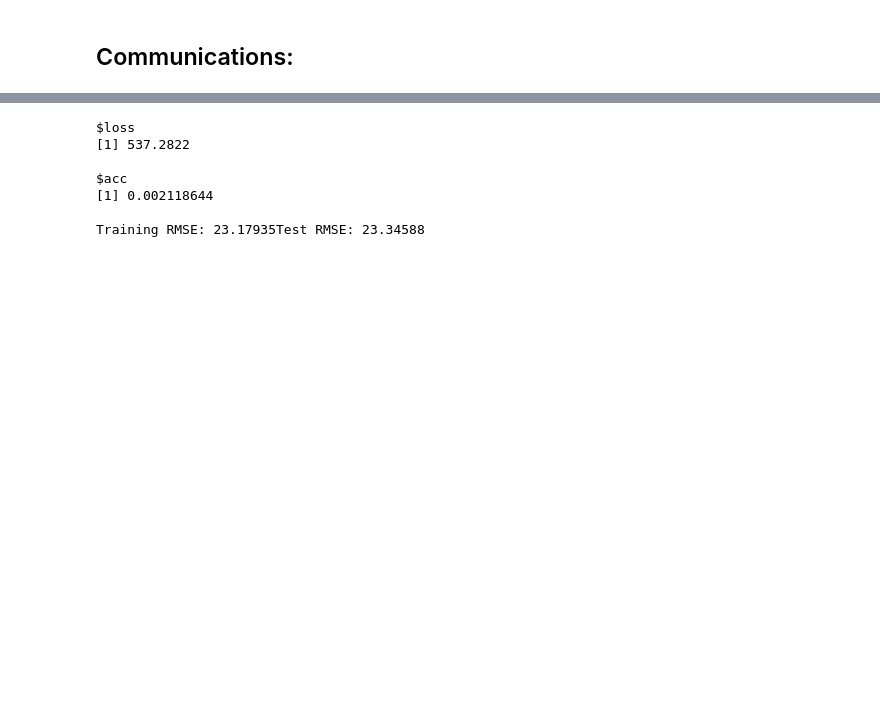
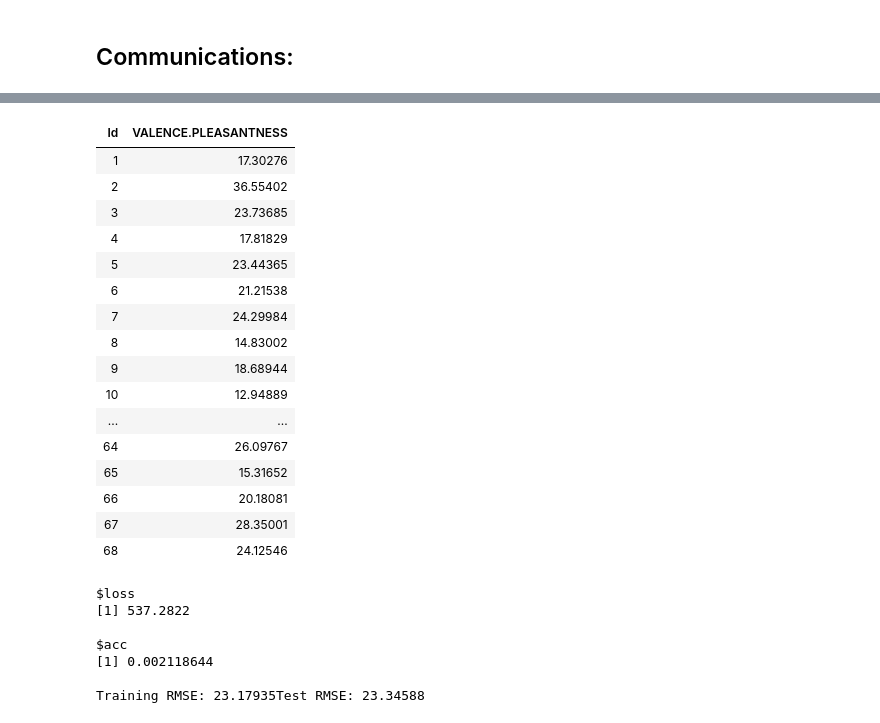
Before and after one commit to ghaeflig/Miniproject-Bio-322, a Jupyter notebook: src/NonlinearMethod.ipynb, the cells around one changed output, grey strips where cells are left out. Cells and saved outputs as stored; diff of their text form; code cells hidden in the pictures; blank space fills up the shorter version.

```diff
--- a/src/NonlinearMethod.ipynb
+++ b/src/NonlinearMethod.ipynb
@@ -128,3 +207,41 @@ Training RMSE: 20.38233 Test RMSE: 22.30554
+# %%
+#Submission neuron network
+
+data_test <- read.csv(file.path("..", "data", "test_data.csv"))
+data_test <- data_test[,-1]
+
+data_test$Intensity<-as.numeric(as.factor(data_test$Intensity))
+data_test <-data_test[ ,-var]#remove the same predictors
+data_test_matrix <- as.matrix(data_test)
+
+
+pred_test <- model_tot %>% predict(data_test_matrix)
+
+#pred_test<-y.unscale(pred_test,data_test.sc)
+
+data_sub <- read.csv(file.path("..", "data", "sampleSubmission.csv"))
+data_sub <- data_sub[-69,]
+data_sub$VALENCE.PLEASANTNESS <- pred_test
+data_sub
+write.csv(data_sub,file="Sub2.csv", row.names = FALSE)
+# %% [output]
+| Id | VALENCE.PLEASANTNESS |
+| 1 | 17.30276 |
+| 2 | 36.55402 |
+| 3 | 23.73685 |
+| 4 | 17.81829 |
+| 5 | 23.44365 |
+| 6 | 21.21538 |
+| 7 | 24.29984 |
+| 8 | 14.83002 |
+| 9 | 18.68944 |
+| 10 | 12.94889 |
+| ... | ... |
+| 64 | 26.09767 |
+| 65 | 15.31652 |
+| 66 | 20.18081 |
+| 67 | 28.35001 |
+| 68 | 24.12546 |
 # %%
 #with convolutional layers (inspired from https://www.datatechnotes.com/2020/01/how-to-fit-regression-data-with-cnn.html)
 conv.nn <- keras_model_sequential()
```
Also changed, not shown: parts of 7 cells of this notebook, 2 other files.
